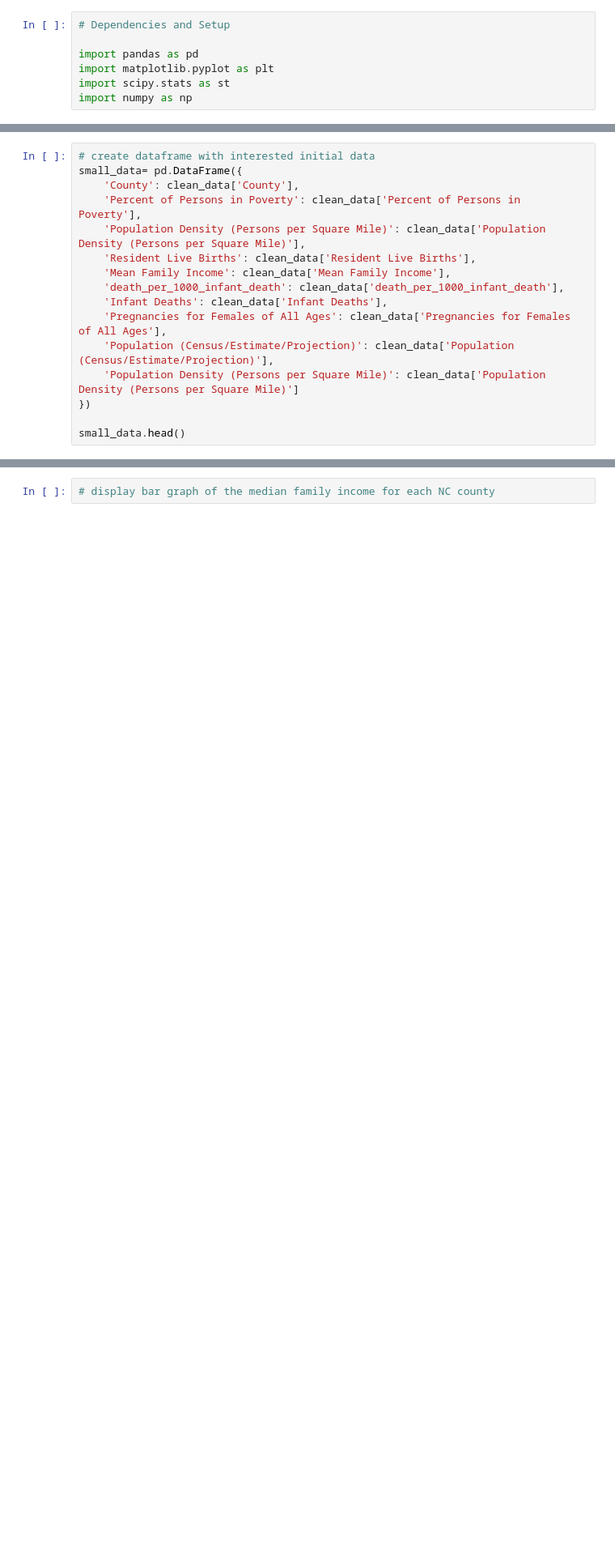
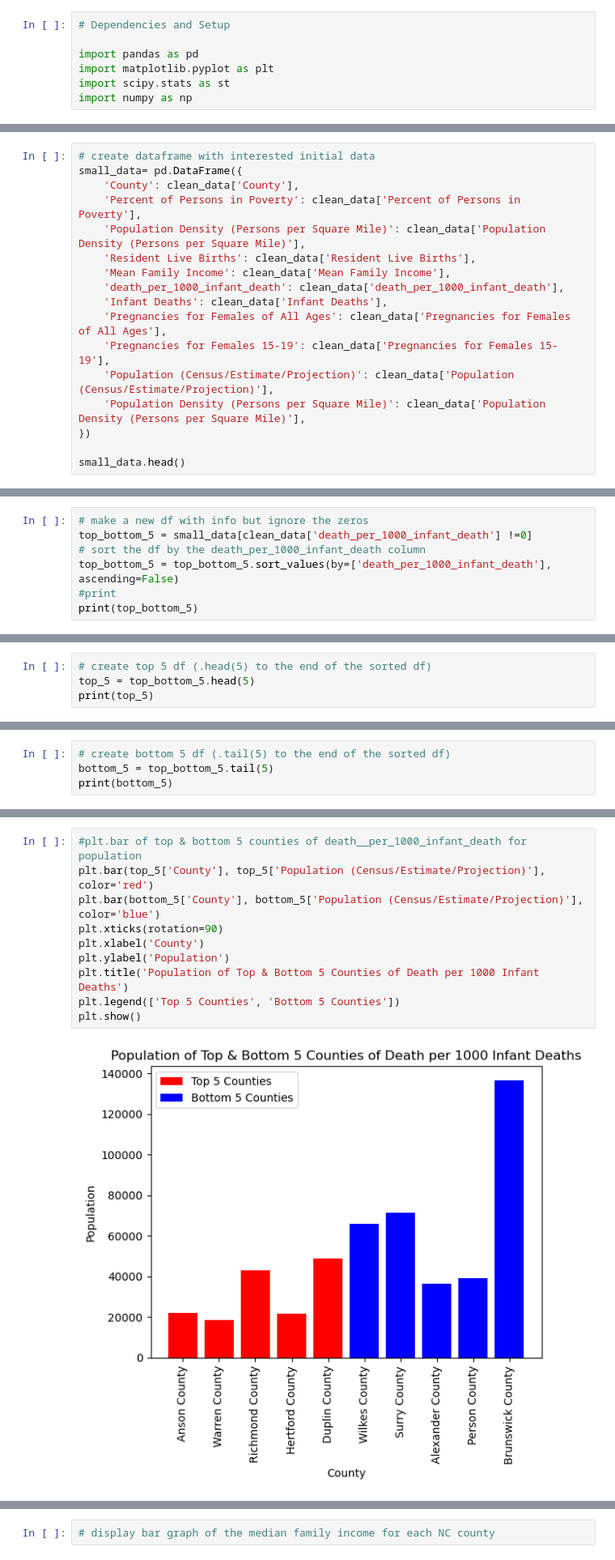
Before and after one commit to SwagmasterMatt/Public-Health-Exploratory-Analysis, a Jupyter notebook: data_visualization.ipynb, the cells around one changed output, grey strips where cells are left out. Shown: that part at 81% size. Drawn from its saved outputs; the diff is of its cells as text; blank space fills up the shorter version.

```diff
--- a/data_visualization.ipynb
+++ b/data_visualization.ipynb
@@ -32,8 +33,9 @@ small_data= pd.DataFrame({
     'death_per_1000_infant_death': clean_data['death_per_1000_infant_death'],
     'Infant Deaths': clean_data['Infant Deaths'],
     'Pregnancies for Females of All Ages': clean_data['Pregnancies for Females of All Ages'],
+    'Pregnancies for Females 15-19': clean_data['Pregnancies for Females 15-19'],
     'Population (Census/Estimate/Projection)': clean_data['Population (Census/Estimate/Projection)'],
-    'Population Density (Persons per Square Mile)': clean_data['Population Density (Persons per Square Mile)']
+    'Population Density (Persons per Square Mile)': clean_data['Population Density (Persons per Square Mile)'],
 })
 
 small_data.head()
@@ -167,0 +183,7 @@ print(pct_infant_deaths)
+# %%
+# make a new df with info but ignore the zeros
+top_bottom_5 = small_data[clean_data['death_per_1000_infant_death'] !=0]
+# sort the df by the death_per_1000_infant_death column
+top_bottom_5 = top_bottom_5.sort_values(by=['death_per_1000_infant_death'], ascending=False)
+#print
+print(top_bottom_5)
@@ -167,0 +208,4 @@ print(pct_infant_deaths)
+# %%
+# create top 5 df (.head(5) to the end of the sorted df)
+top_5 = top_bottom_5.head(5)
+print(top_5)
@@ -167,0 +230,4 @@ print(pct_infant_deaths)
+# %%
+# create bottom 5 df (.tail(5) to the end of the sorted df)
+bottom_5 = top_bottom_5.tail(5)
+print(bottom_5)
@@ -167,0 +252,12 @@ print(pct_infant_deaths)
+# %%
+#plt.bar of top & bottom 5 counties of death__per_1000_infant_death for population
+plt.bar(top_5['County'], top_5['Population (Census/Estimate/Projection)'], color='red')
+plt.bar(bottom_5['County'], bottom_5['Population (Census/Estimate/Projection)'], color='blue')
+plt.xticks(rotation=90)
+plt.xlabel('County')
+plt.ylabel('Population')
+plt.title('Population of Top & Bottom 5 Counties of Death per 1000 Infant Deaths')
+plt.legend(['Top 5 Counties', 'Bottom 5 Counties'])
+plt.show()
+# %% [output]
+[figure, added]
```
Also changed, not shown: parts of 19 cells of this notebook.
